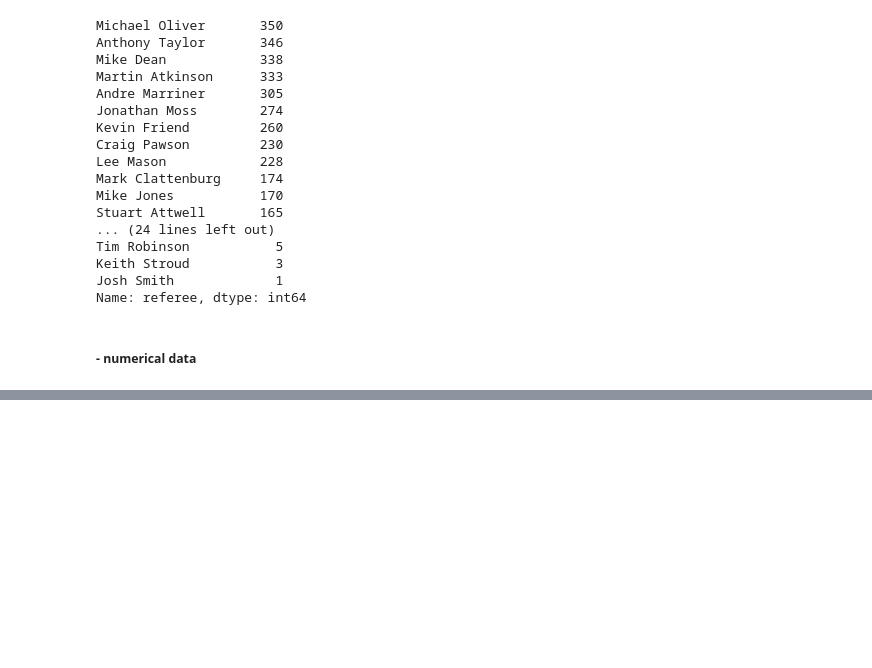
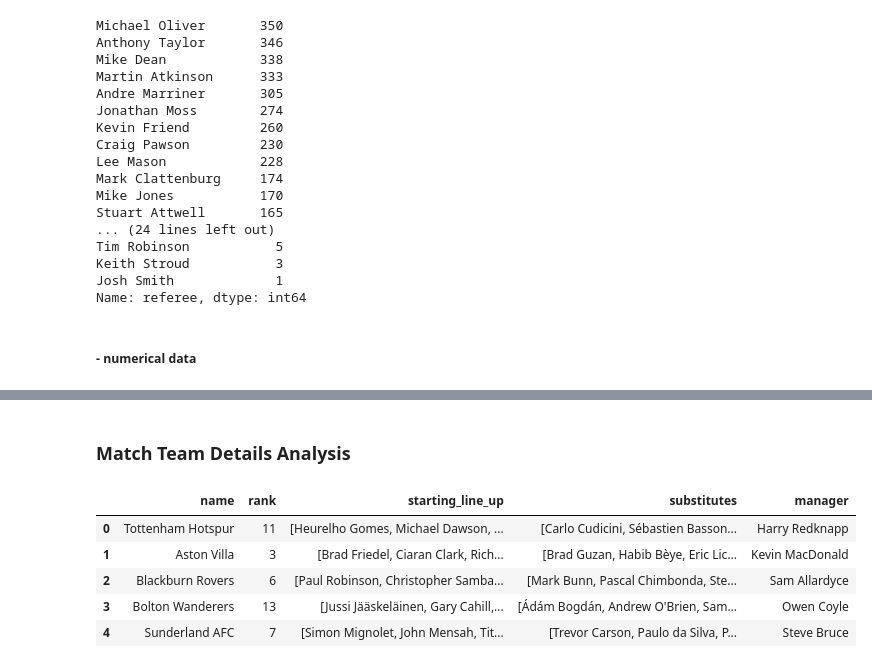
Before and after one commit to vitality1994/Soccer_Player_Recommendation_Service, a Jupyter notebook: data_quality_check_Premier.ipynb, the cells around one changed output, grey strips where cells are left out. Cells and saved outputs as stored; diff of their text form; code cells hidden in the pictures; blank space fills up the shorter version.

```diff
--- a/data_quality_check_Premier.ipynb
+++ b/data_quality_check_Premier.ipynb
@@ -312,3 +321,5 @@ match_general_info.describe()
 | 50% | 31578.000000 | 1.000000 | 1.000000 |
 | 75% | 44690.000000 | 2.000000 | 2.000000 |
 | max | 83222.000000 | 9.000000 | 9.000000 |
+# %% [markdown]
+### Match Team Details Analysis
@@ -314,0 +330,9 @@ match_general_info.describe()
+# %%
+home_team_details.head()
+# %% [output]
+|  | name | rank | starting_line_up | substitutes | manager |
+| 0 | Tottenham Hotspur | 11 | [Heurelho Gomes, Michael Dawson, ... | [Carlo Cudicini, Sébastien Basson... | Harry Redknapp |
+| 1 | Aston Villa | 3 | [Brad Friedel, Ciaran Clark, Rich... | [Brad Guzan, Habib Bèye, Eric Lic... | Kevin MacDonald |
+| 2 | Blackburn Rovers | 6 | [Paul Robinson, Christopher Samba... | [Mark Bunn, Pascal Chimbonda, Ste... | Sam Allardyce |
+| 3 | Bolton Wanderers | 13 | [Jussi Jääskeläinen, Gary Cahill,... | [Ádám Bogdán, Andrew O'Brien, Sam... | Owen Coyle |
+| 4 | Sunderland AFC | 7 | [Simon Mignolet, John Mensah, Tit... | [Trevor Carson, Paulo da Silva, P... | Steve Bruce |
```
Also changed, not shown: parts of 41 cells of this notebook, 55 other files.
